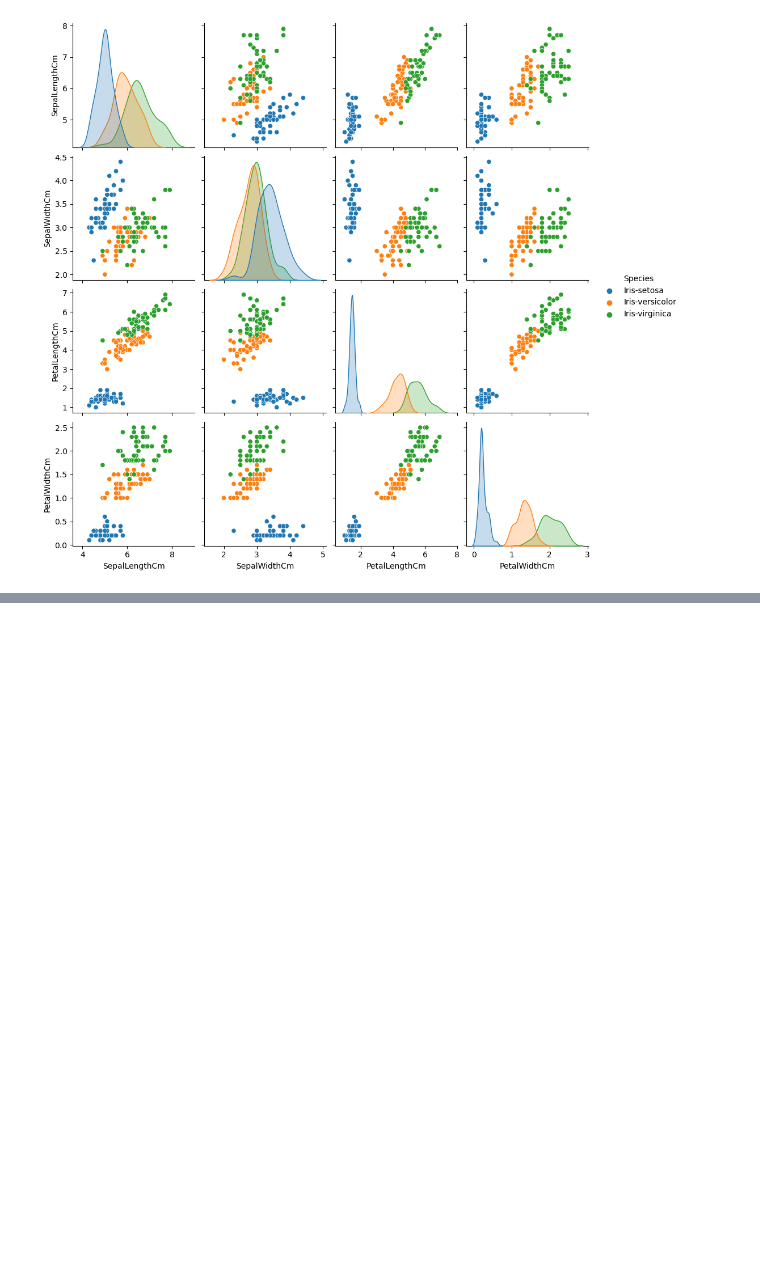
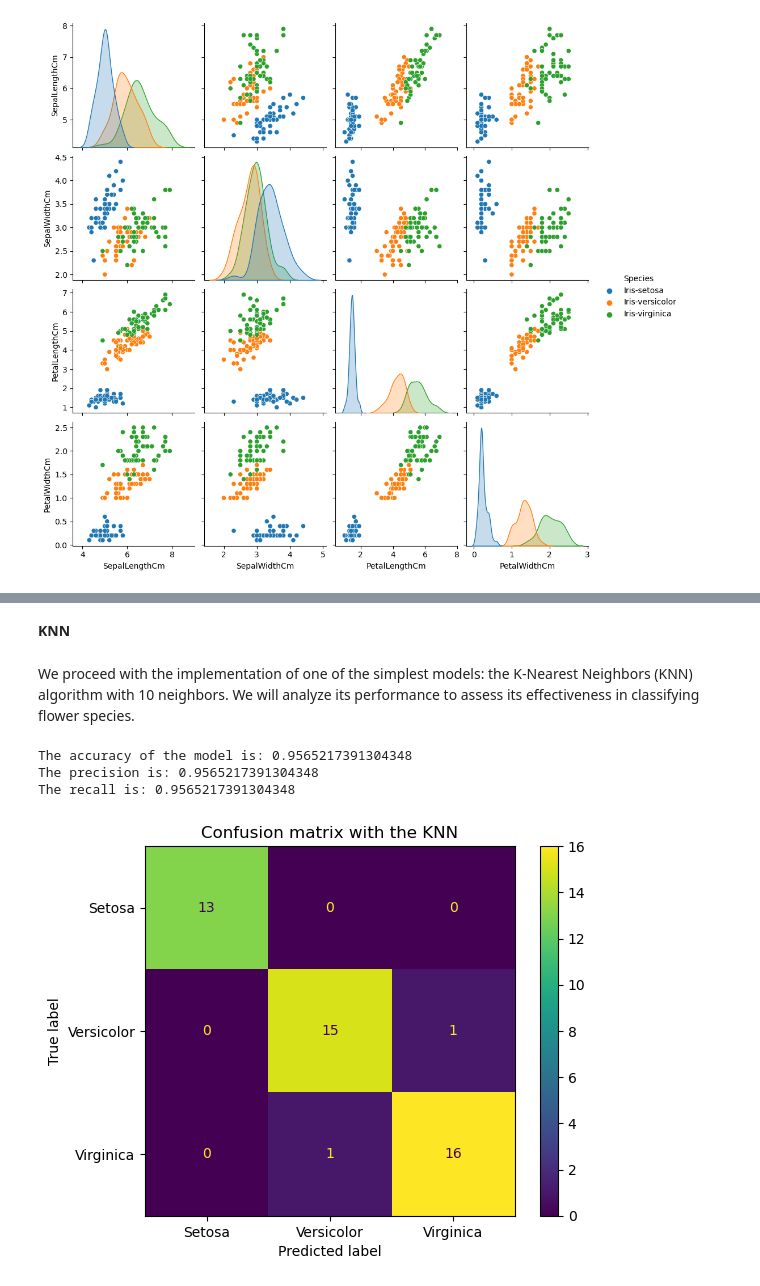
Before and after one commit to danielenotarangelo/EDA-projects, a Jupyter notebook: Iris/Iris.ipynb, the cells around one changed output, grey strips where cells are left out. Saved outputs shown, nothing was run; the diff lists cells and outputs as text; code cells hidden in the pictures; blank space fills up the shorter version.

```diff
--- a/Iris/Iris.ipynb
+++ b/Iris/Iris.ipynb
@@ -178,0 +237,2 @@ We can observe that the Setosa species is the one with the fewest correlations b
+# %%
+df_iris_benchmark = df_iris.copy()
@@ -178,0 +241,38 @@ We can observe that the Setosa species is the one with the fewest correlations b
+# %%
+input_feature = df_iris_benchmark.columns.delete(-1)
+target = 'Species'
+# %%
+from sklearn.model_selection import train_test_split
+
+X_bench = df_iris_benchmark[input_feature]
+y_bench = df_iris_benchmark[target]
+
+X_train, X_test, y_train, y_test = train_test_split(X_bench, y_bench, test_size=0.33, random_state=42)
+# %% [markdown]
+**KNN**
+# %% [markdown]
+We proceed with the implementation of one of the simplest models: the K-Nearest Neighbors (KNN) algorithm with 10 neighbors. We will analyze its performance to assess its effectiveness in classifying flower species.
+# %%
+from sklearn.neighbors import KNeighborsClassifier
+from sklearn.metrics import precision_score, recall_score, confusion_matrix, ConfusionMatrixDisplay
+from mlxtend.plotting import plot_decision_regions
+
+knn = KNeighborsClassifier(n_neighbors=10)
+knn.fit(X_train, y_train)
+
+y_pred = knn.predict(X_test)
+
+print(f'The accuracy of the model is: {knn.score(X_test, y_test)}')
+print("The precision is:", precision_score(y_test, y_pred, average="weighted"))
+print('The recall is:', recall_score(y_test, y_pred, average="weighted"))
+
+cm = confusion_matrix(y_test, y_pred)
+confusion_matrix_display = ConfusionMatrixDisplay(cm, display_labels=['Setosa', 'Versicolor', 'Virginica'])
+confusion_matrix_display.plot()
+plt.title('Confusion matrix with the KNN')
+plt.show()
+# %% [output]
+The accuracy of the model is: 0.9565217391304348
+The precision is: 0.9565217391304348
+The recall is: 0.9565217391304348
+[figure, added]
```
Also changed, not shown: parts of 19 cells of this notebook.
